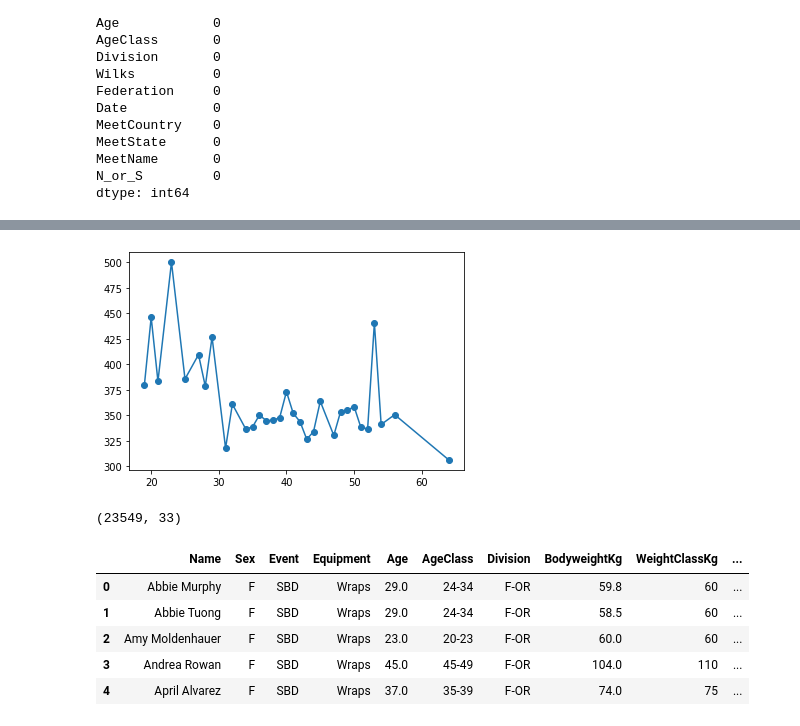
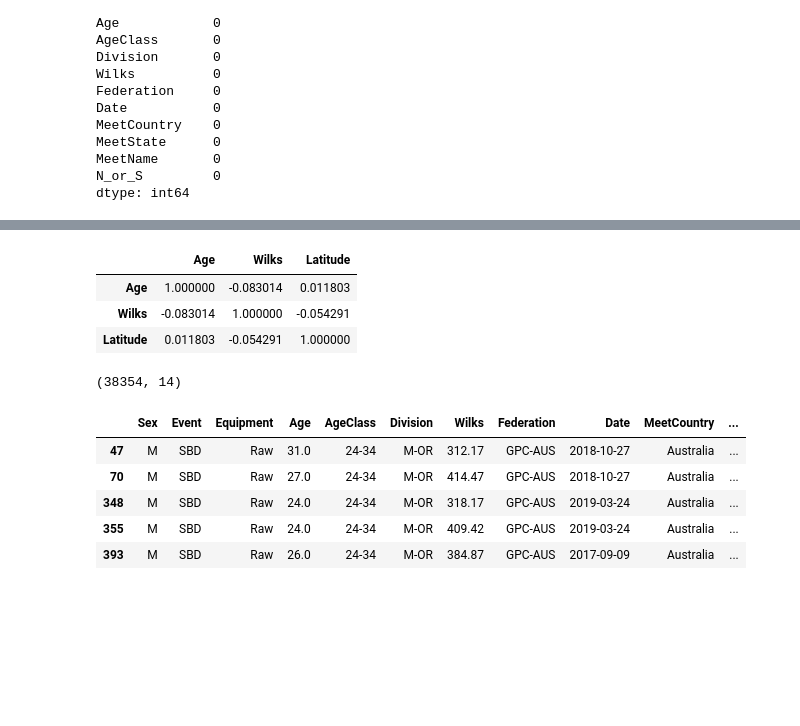
Before and after one commit to Collin-Campbell/BuildWeek1, a Jupyter notebook: Collin_BuildWeek_Unit1.ipynb, the cells around one changed output, grey strips where cells are left out. Drawn from its saved outputs; the diff is of its cells as text; code cells hidden in the pictures; blank space fills up the shorter version.

```diff
--- a/Collin_BuildWeek_Unit1.ipynb
+++ b/Collin_BuildWeek_Unit1.ipynb
@@ -507,0 +529,6 @@ df.head()
+# %%
+# Decided to keep only rows in which no equipment was used ('Raw' values).
+# Using some forms of equipment could allow some powerlifters to lift
+# heavier weights and, thus, skew my results.
+
+df = df[df.Equipment == 'Raw']
@@ -551 +582,6 @@ N_only_df = df[df.N_or_S == 'N']
+# %%
+#Creating a dataframe with only males (as there are more datapoints for this
+# gender).
+
+M_only_df = df[df.Sex == 'M']
 # %%
@@ -591,5 +597,0 @@ N_only_Lat_Wilks_df = N_only_df.groupby('Latitude', as_index=False).Wilks.mean()
-# %%
-plt.plot(N_only_Lat_Wilks_df['Latitude'], N_only_Lat_Wilks_df['Wilks'], '-o')
-plt.show()
-# %% [output]
-[figure, removed]
@@ -598,11 +598,25 @@ S_only_df = df[df.N_or_S == 'S']
+# %%
+# Correlation is a bit stronger at -0.054.
+
+M_only_df.corr()
+# %% [output]
+|  | Age | Wilks | Latitude |
+| Age | 1.000000 | -0.083014 | 0.011803 |
+| Wilks | -0.083014 | 1.000000 | -0.054291 |
+| Latitude | 0.011803 | -0.054291 | 1.000000 |
+# %%
+# Let's now narrow in on males within the most popular age class
+# (24-34).
+
+M_only_and_age_df = M_only_df[M_only_df.AgeClass == '24-34']
 # %%
-print(S_only_df.shape)
-S_only_df.head()
+print(M_only_and_age_df.shape)
+M_only_and_age_df.head()
 # %% [output]
-(23549, 33)
+(38354, 14)
-|  | Name | Sex | Event | Equipment | Age | AgeClass | Division | BodyweightKg | WeightClassKg | ... |
-| 0 | Abbie Murphy | F | SBD | Wraps | 29.0 | 24-34 | F-OR | 59.8 | 60 | ... |
-| 1 | Abbie Tuong | F | SBD | Wraps | 29.0 | 24-34 | F-OR | 58.5 | 60 | ... |
-| 2 | Amy Moldenhauer | F | SBD | Wraps | 23.0 | 20-23 | F-OR | 60.0 | 60 | ... |
-| 3 | Andrea Rowan | F | SBD | Wraps | 45.0 | 45-49 | F-OR | 104.0 | 110 | ... |
-| 4 | April Alvarez | F | SBD | Wraps | 37.0 | 35-39 | F-OR | 74.0 | 75 | ... |
+|  | Sex | Event | Equipment | Age | AgeClass | Division | Wilks | Federation | Date | MeetCountry | ... |
+| 47 | M | SBD | Raw | 31.0 | 24-34 | M-OR | 312.17 | GPC-AUS | 2018-10-27 | Australia | ... |
+| 70 | M | SBD | Raw | 27.0 | 24-34 | M-OR | 414.47 | GPC-AUS | 2018-10-27 | Australia | ... |
+| 348 | M | SBD | Raw | 24.0 | 24-34 | M-OR | 318.17 | GPC-AUS | 2019-03-24 | Australia | ... |
+| 355 | M | SBD | Raw | 24.0 | 24-34 | M-OR | 409.42 | GPC-AUS | 2019-03-24 | Australia | ... |
+| 393 | M | SBD | Raw | 26.0 | 24-34 | M-OR | 384.87 | GPC-AUS | 2017-09-09 | Australia | ... |
```
Also changed, not shown: parts of 38 cells of this notebook.
